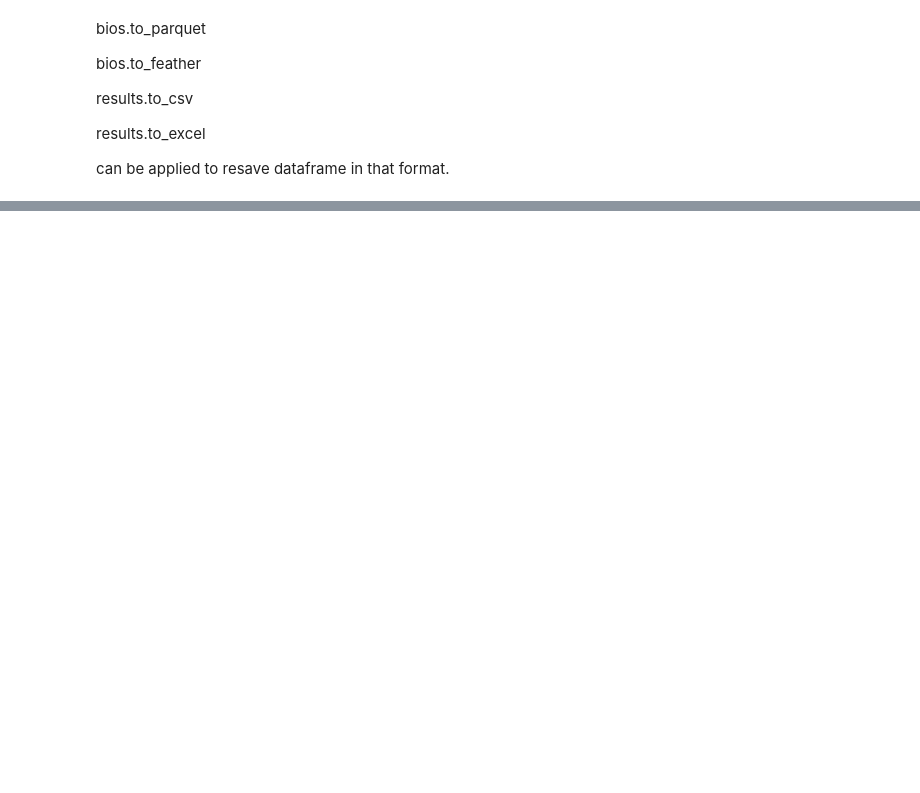
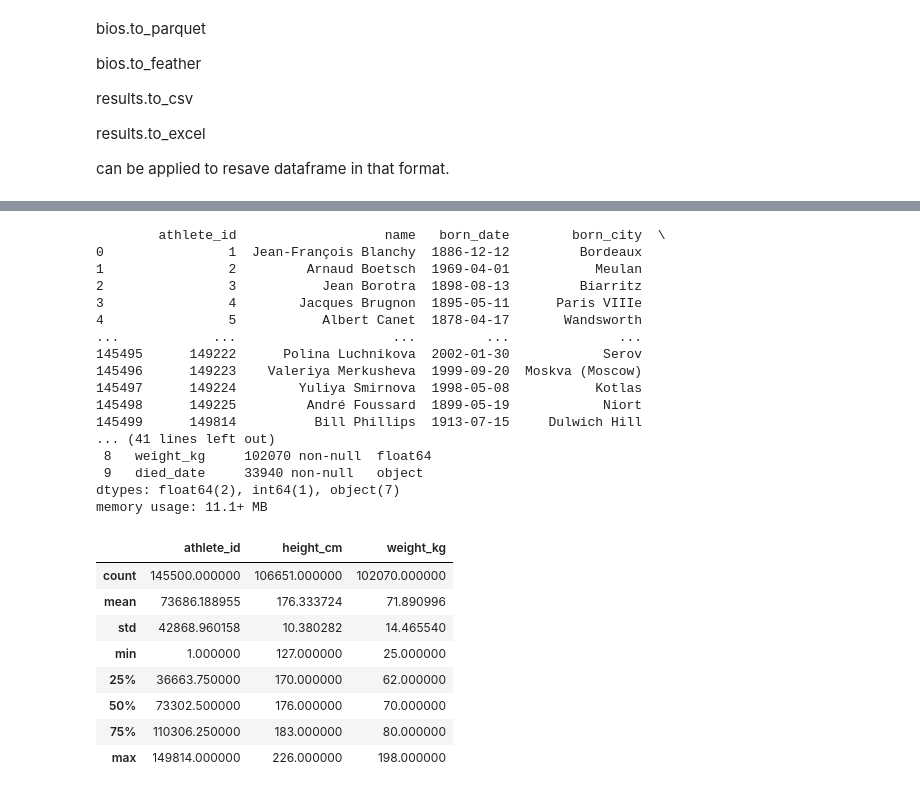
Before and after one commit to DPKamalnayan/DPKamalnayan.github.io, a Jupyter notebook: kagglePandasLibExercise.ipynb, the cells around one changed output, grey strips where cells are left out. Saved outputs shown, nothing was run; the diff lists cells and outputs as text; code cells hidden in the pictures; blank space fills up the shorter version.

```diff
--- a/kagglePandasLibExercise.ipynb
+++ b/kagglePandasLibExercise.ipynb
@@ -133,0 +293,31 @@ can be applied to resave dataframe in that format.
+# %%
+print(bios)
+bios.info()
+bios.describe()
+# %% [output]
+        athlete_id                   name   born_date        born_city  \
+0                1  Jean-François Blanchy  1886-12-12         Bordeaux
+1                2         Arnaud Boetsch  1969-04-01           Meulan
+2                3           Jean Borotra  1898-08-13         Biarritz
+3                4        Jacques Brugnon  1895-05-11      Paris VIIIe
+4                5           Albert Canet  1878-04-17       Wandsworth
+...            ...                    ...         ...              ...
+145495      149222      Polina Luchnikova  2002-01-30            Serov
+145496      149223    Valeriya Merkusheva  1999-09-20  Moskva (Moscow)
+145497      149224        Yuliya Smirnova  1998-05-08           Kotlas
+145498      149225         André Foussard  1899-05-19            Niort
+145499      149814          Bill Phillips  1913-07-15     Dulwich Hill
+... (41 lines left out)
+ 8   weight_kg     102070 non-null  float64
+ 9   died_date     33940 non-null   object
+dtypes: float64(2), int64(1), object(7)
+memory usage: 11.1+ MB
+|  | athlete_id | height_cm | weight_kg |
+| count | 145500.000000 | 106651.000000 | 102070.000000 |
+| mean | 73686.188955 | 176.333724 | 71.890996 |
+| std | 42868.960158 | 10.380282 | 14.465540 |
+| min | 1.000000 | 127.000000 | 25.000000 |
+| 25% | 36663.750000 | 170.000000 | 62.000000 |
+| 50% | 73302.500000 | 176.000000 | 70.000000 |
+| 75% | 110306.250000 | 183.000000 | 80.000000 |
+| max | 149814.000000 | 226.000000 | 198.000000 |
```
Also changed, not shown: parts of 6 cells of this notebook.
